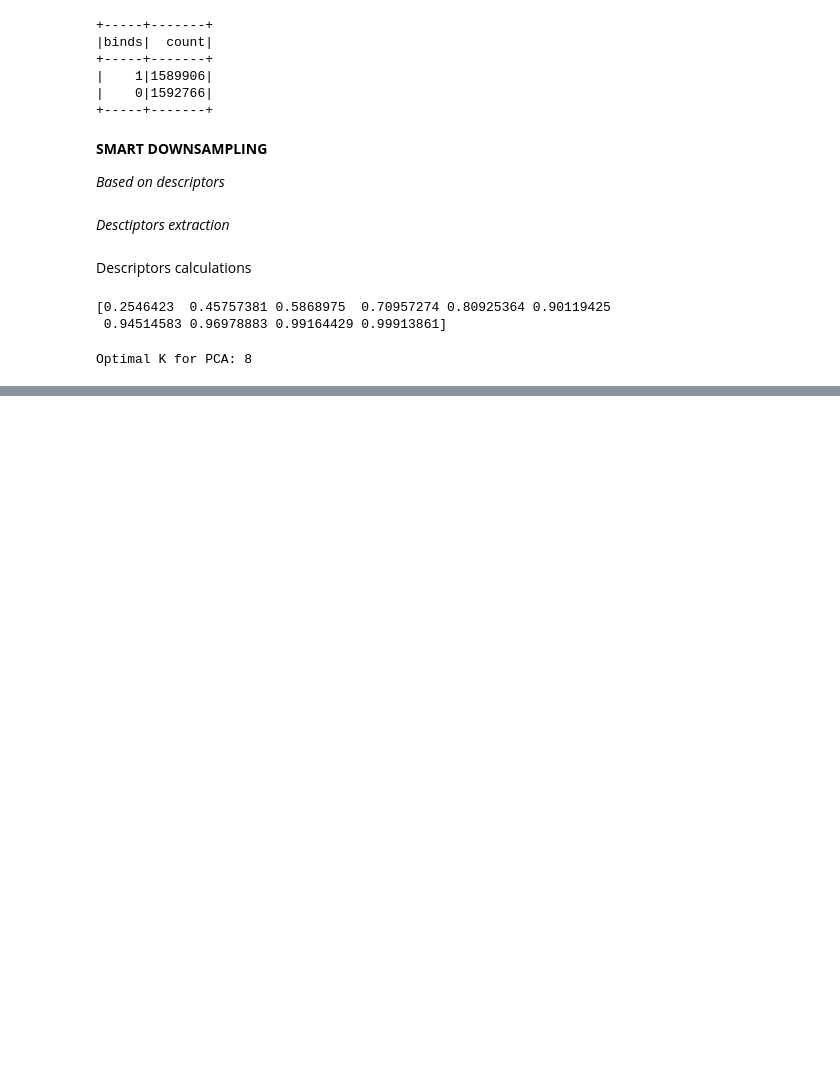
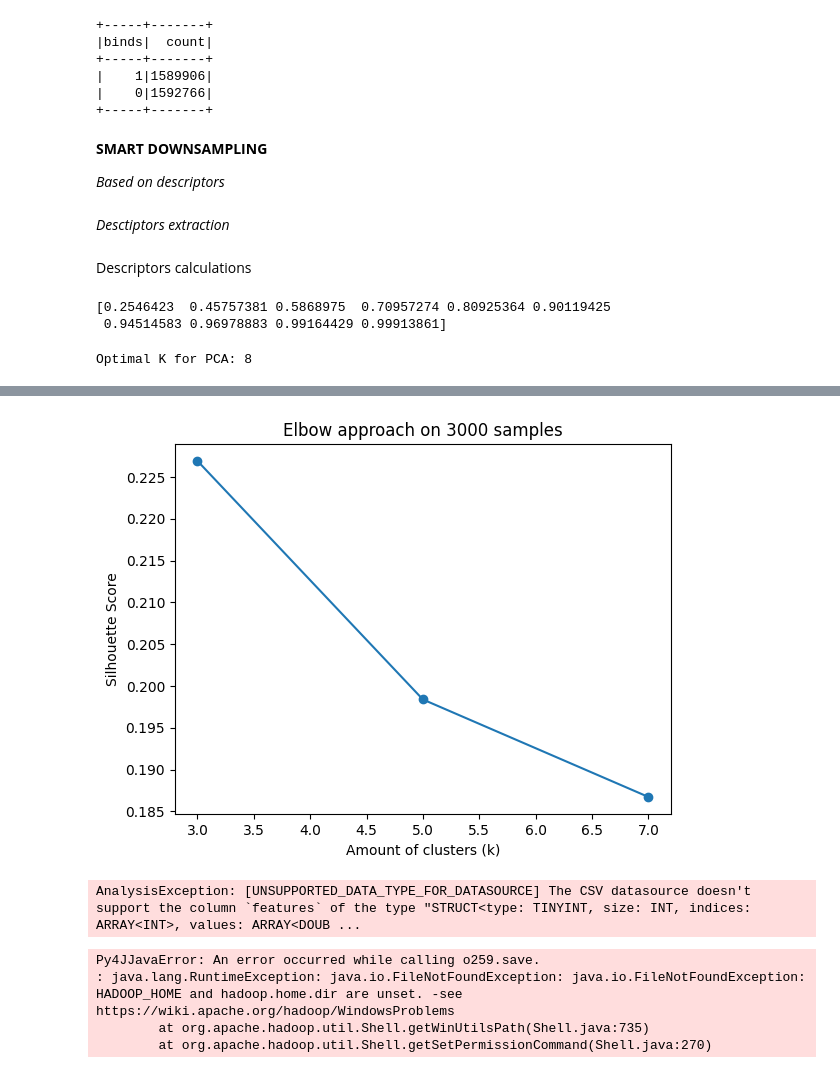
Before and after one commit to YPolina/Medicine, a Jupyter notebook: BELKA/ETL.ipynb, the cells around one changed output, grey strips where cells are left out. Saved outputs shown, nothing was run; the diff lists cells and outputs as text; code cells hidden in the pictures; blank space fills up the shorter version.

```diff
--- a/BELKA/ETL.ipynb
+++ b/BELKA/ETL.ipynb
@@ -134,22 +153,14 @@ desc_schema = StructType([
 
 @pandas_udf(desc_schema)
 def calculate_desc(smiles_series: pd.Series) -> pd.DataFrame:
-    results = []
 
-    for smiles in smiles_series:
-        mol = Chem.MolFromSmiles(smiles)
+    mols = smiles_series.apply(Chem.MolFromSmiles)
 
-        if mol:
-            mw = Descriptors.MolWt(mol)
-            logp = Descriptors.MolLogP(mol)
-            tpsa = Descriptors.TPSA(mol)
+    mw = mols.apply(lambda mol: Descriptors.MolWt(mol) if mol else None)
+    logp = mols.apply(lambda mol: Descriptors.MolLogP(mol) if mol else None)
+    tpsa = mols.apply(lambda mol: Descriptors.TPSA(mol) if mol else None)
 
-        else:
-            mw, logp, tpsa= [None] * 9
-
-        results.append((mw, logp, tpsa))
-
-    return pd.DataFrame(results, columns=desc_schema.fieldNames())
+    return pd.DataFrame({'mol_wt': mw, 'mol_logp': logp, 'tpsa': tpsa})
 # %%
 sampled_data_with_desc = sampled_data.withColumn("molecule", calculate_desc(col("molecule_smiles")))
 sampled_data_with_desc = sampled_data_with_desc.withColumn("block1", calculate_desc(col("buildingblock1_smiles")))
@@ -188,8 +199,6 @@ sampled_data_with_features = sampled_data_with_features.repartition(200)
 scaler = StandardScaler(inputCol="features", outputCol="scaled_features", withStd=True, withMean=True)
 scaler_model = scaler.fit(sampled_data_with_features)
 scaled_data = scaler_model.transform(sampled_data_with_features)
-# %%
-scaled_data = scaled_data.repartition(200)
 # %%
 pca = PCA(k=10, inputCol="scaled_features", outputCol="pca_features")
 pca_model = pca.fit(scaled_data)
@@ -217,13 +260,19 @@ reduced_data = reduced_data.repartition(200)
 # %%
-costs = []
-ks = range(2, 20, 2)
+k = 7
 
-for k in ks:
+logger.info(f"Starting clustering with k={k}")
+
+try:
     kmeans = KMeans(k=k, seed=42, featuresCol="pca_features", predictionCol="kmeans_cluster")
     model = kmeans.fit(reduced_data)
     clustered_data = model.transform(reduced_data)
 
-    evaluator = ClusteringEvaluator(featuresCol="pca_features", metricName="silhouette")
+    evaluator = ClusteringEvaluator(featuresCol="pca_features", predictionCol="kmeans_cluster", metricName="silhouette")
     silhouette = evaluator.evaluate(clustered_data)
     costs.append(silhouette)
+
+    logger.info(f"Silhouette for k={k}: {silhouette}")
+
+except Exception as e:
+    logger.error(f"Error during clustering with k={k}: {e}")
 # %% [output]
@@ -233,0 +281,10 @@ Traceback (most recent call last):
+# %%
+ks = range(3, 8, 2)
+
+plt.plot(ks, costs, marker="o")
+plt.xlabel("Amount of clusters (k)")
+plt.ylabel("Silhouette Score")
+plt.title("Elbow approach on 3000 samples")
+plt.show()
+# %% [output]
+[figure, added]
@@ -233,0 +344,4 @@ Traceback (most recent call last):
+# %%
+scaled_data.write.csv("output.csv", header=True, mode="overwrite")
+# %% [output]
+AnalysisException: [UNSUPPORTED_DATA_TYPE_FOR_DATASOURCE] The CSV datasource doesn't support the column `features` of the type "STRUCT<type: TINYINT, size: INT, indices: ARRAY<INT>, values: ARRAY<DOUB ...
@@ -233,0 +352,7 @@ Traceback (most recent call last):
+# %%
+reduced_data.select("pca_features").write.save("./leash-BELKA/reduced_data.parquet", format="parquet", mode='overwrite')
+# %% [output]
+Py4JJavaError: An error occurred while calling o259.save.
+: java.lang.RuntimeException: java.io.FileNotFoundException: java.io.FileNotFoundException: HADOOP_HOME and hadoop.home.dir are unset. -see https://wiki.apache.org/hadoop/WindowsProblems
+        at org.apache.hadoop.util.Shell.getWinUtilsPath(Shell.java:735)
+        at org.apache.hadoop.util.Shell.getSetPermissionCommand(Shell.java:270)
```
Also changed, not shown: parts of 18 cells of this notebook.
